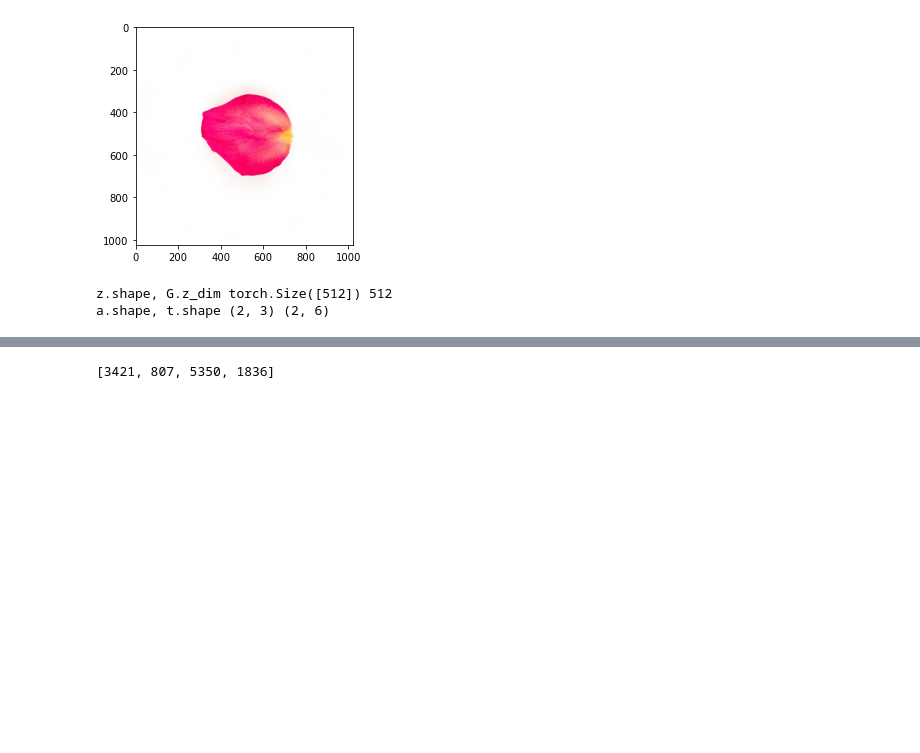
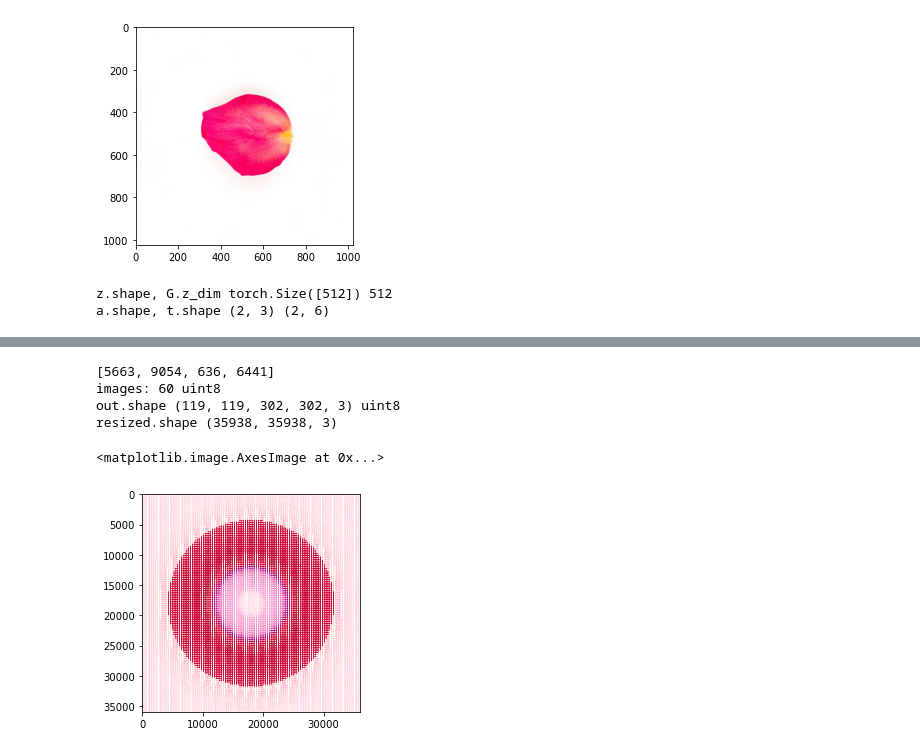
Before and after one commit to CaptainStiggz/stylegan3, a Jupyter notebook: synthesis.ipynb, the cells around one changed output, grey strips where cells are left out. Cells and saved outputs as stored; diff of their text form; code cells hidden in the pictures; blank space fills up the shorter version.

```diff
--- a/synthesis.ipynb
+++ b/synthesis.ipynb
@@ -213,11 +208,54 @@ images 80
 # %%
-def synthesize_kaleidascope(num_seeds = 4, w_frames = 20):
+def synthesize_kaleidoscope(num_seeds = 4, w_frames = 20):
     seeds = [random.randint(1, 10000) for i in range(num_seeds)]
     print(seeds)
 
+    # crop to bbox
     cropped_imgs = []
-    for
+    for img in imgs:
+        cropped = crop_to_smallest_bbox(img)
+        cropped_imgs.append(cropped)
+    # normalize size
+    size = None
+    for img in cropped_imgs:
+        if size is None or img.shape[0] < size:
+            size = img.shape[0]
+    resized_imgs = []
+    for img in cropped_imgs:
+        pil = PIL.Image.fromarray(img, 'RGB')
+        resized = pil.resize((size, size), resample=PIL.Image.BICUBIC)
+        resized_imgs.append(np.array(resized))
 
-synthesize_kaleidascope()
+    count = len(imgs)
+    dims = count * 2 - 1
+    r = dims // 2
+    # construct output
+    out = np.zeros((dims, dims, size, size, 3)).astype(np.uint8)
+    out2 = np.zeros((dims * size, dims * size, 3)).astype(np.uint8)
+    print("images:", count, resized_imgs[0].dtype)
+    test = []
+    for row in range(dims):
+        for col in range(dims):
+            x = col - r
+            y = r - row
+            l = round(math.sqrt(x ** 2 + y ** 2))
+            out[col, row] = resized_imgs[min(l, count - 1)]
+            out2[col * size: (col+1)* size, row * size: (row+1)* size] = resized_imgs[min(l, count - 1)]
+            test.append(resized_imgs[min(l, count - 1)])
+
+    print("out.shape", out.shape, out.dtype)
+    final = out.reshape((dims * size, dims * size, 3))
+    print("resized.shape", final.shape)
+    return out2
+
+
+
+resized = synthesize_kaleidoscope()
+plt.imshow(resized)
 # %% [output]
-[3421, 807, 5350, 1836]
+[5663, 9054, 636, 6441]
+images: 60 uint8
+out.shape (119, 119, 302, 302, 3) uint8
+resized.shape (35938, 35938, 3)
+<matplotlib.image.AxesImage at 0x...>
+[figure, added]
```
Also changed, not shown: parts of 6 cells of this notebook.
